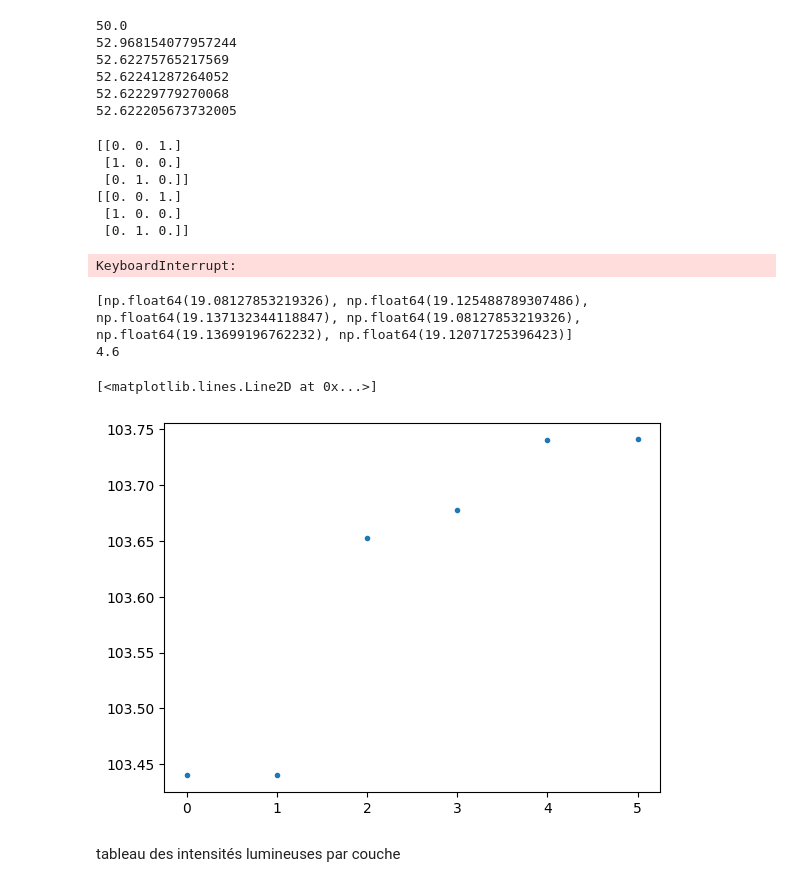
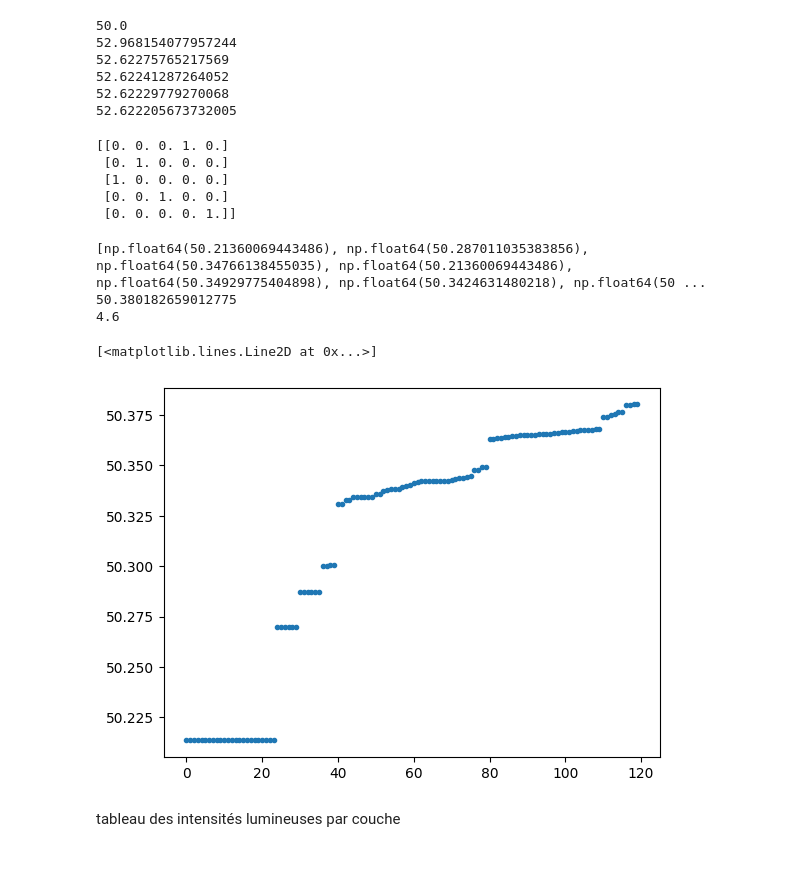
Before and after one commit to Octave289/stage_Inria, a Jupyter notebook: user.ipynb, the cells around one changed output. Drawn from its saved outputs; the diff is of its cells as text; code cells hidden in the pictures.

```diff
--- a/user.ipynb
+++ b/user.ipynb
@@ -397,36 +415,35 @@ for u_test in [0.0, 0.1, 0.2, 0.3, 0.5]:
 52.62229779270068
 52.622205673732005
 # %%
-N=3
-params["N"]=3
+N=5
+params["N"]=5
 u = [0.1]*N
 params["u"]=u
-for step in range(10):
-    nb_colonnes = int(3 + step*150/9)
-    params["nb_colonnes_default"] = nb_colonnes
-    X = X_ini_one_layer(N, nb_colonnes)
-    masse_totale, M, liste_biomasses= meilleure_matrice_de_permutation(X, T, params)
-    print(M)
+
+params["nb_colonnes_default"] = nb_colonnes_default
+X = X_ini_one_layer(N, nb_colonnes_default)
+masse_totale, M, liste_biomasses= meilleure_matrice_de_permutation(X, T, params)
+print(M)
 # %% [output]
-[[0. 0. 1.]
- [1. 0. 0.]
- [0. 1. 0.]]
-[[0. 0. 1.]
- [1. 0. 0.]
- [0. 1. 0.]]
+[[0. 0. 0. 1. 0.]
+ [0. 1. 0. 0. 0.]
+ [1. 0. 0. 0. 0.]
+ [0. 0. 1. 0. 0.]
+ [0. 0. 0. 0. 1.]]
-KeyboardInterrupt:
 # %%
 print(liste_biomasses)
+print(masse_totale)
 print(params["epsilon"])
 # %% [output]
-[np.float64(19.08127853219326), np.float64(19.125488789307486), np.float64(19.137132344118847), np.float64(19.08127853219326), np.float64(19.13699196762232), np.float64(19.12071725396423)]
+[np.float64(50.21360069443486), np.float64(50.287011035383856), np.float64(50.34766138455035), np.float64(50.21360069443486), np.float64(50.34929775404898), np.float64(50.3424631480218), np.float64(50 ...
+50.380182659012775
 4.6
 # %%
 liste_biomasses = sorted(liste_biomasses)
-plt.plot([k for k in range(6)], liste_biomasses, '.')
+plt.plot([k for k in range(120)], liste_biomasses, '.')
 # %% [output]
 [<matplotlib.lines.Line2D at 0x...>]
-[figure, old version]
+[figure, new version]
 # %% [markdown]
 tableau des intensités lumineuses par couche
 # %%
```
Also changed, not shown: parts of 2 cells of this notebook, 8 other files.
